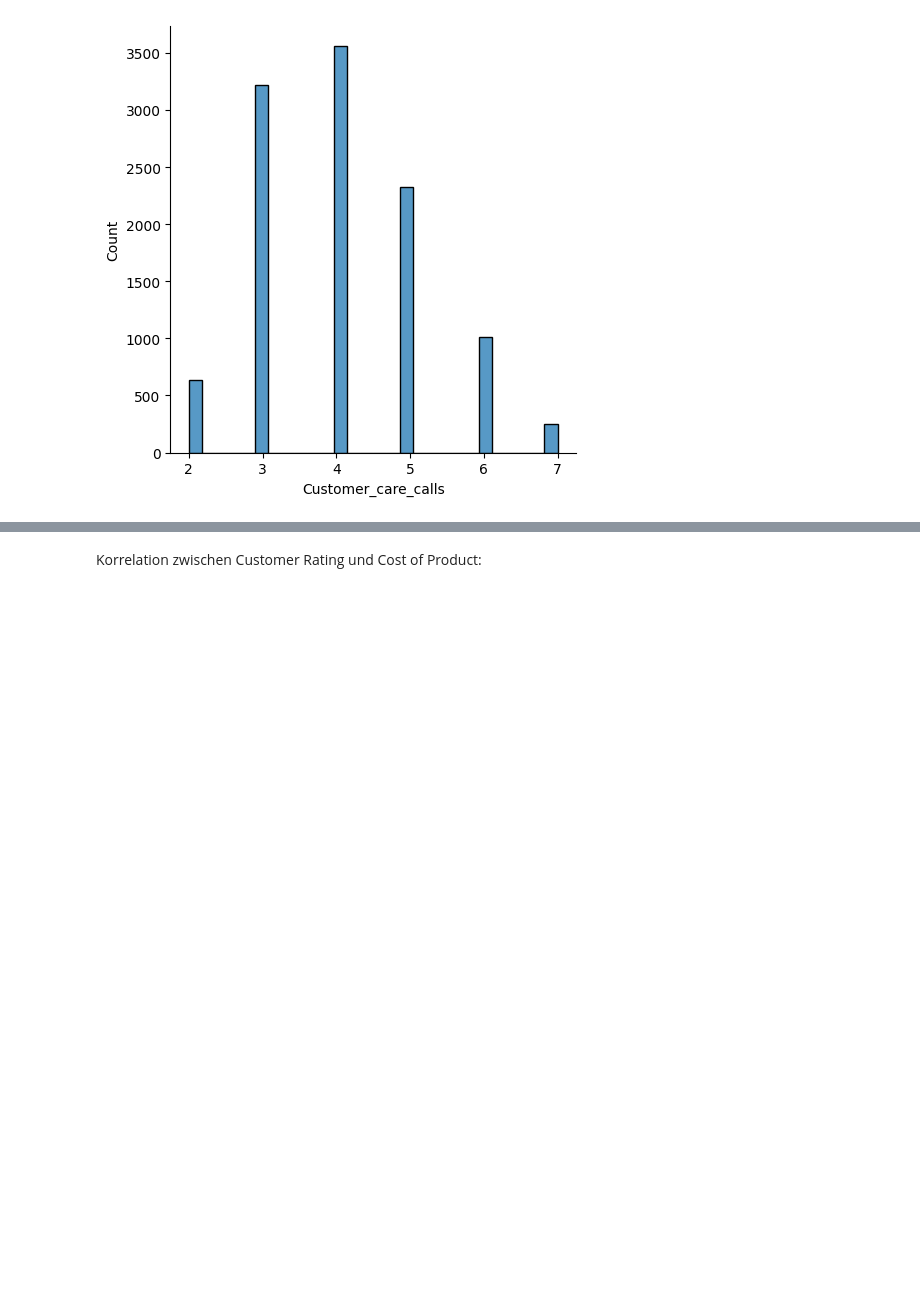
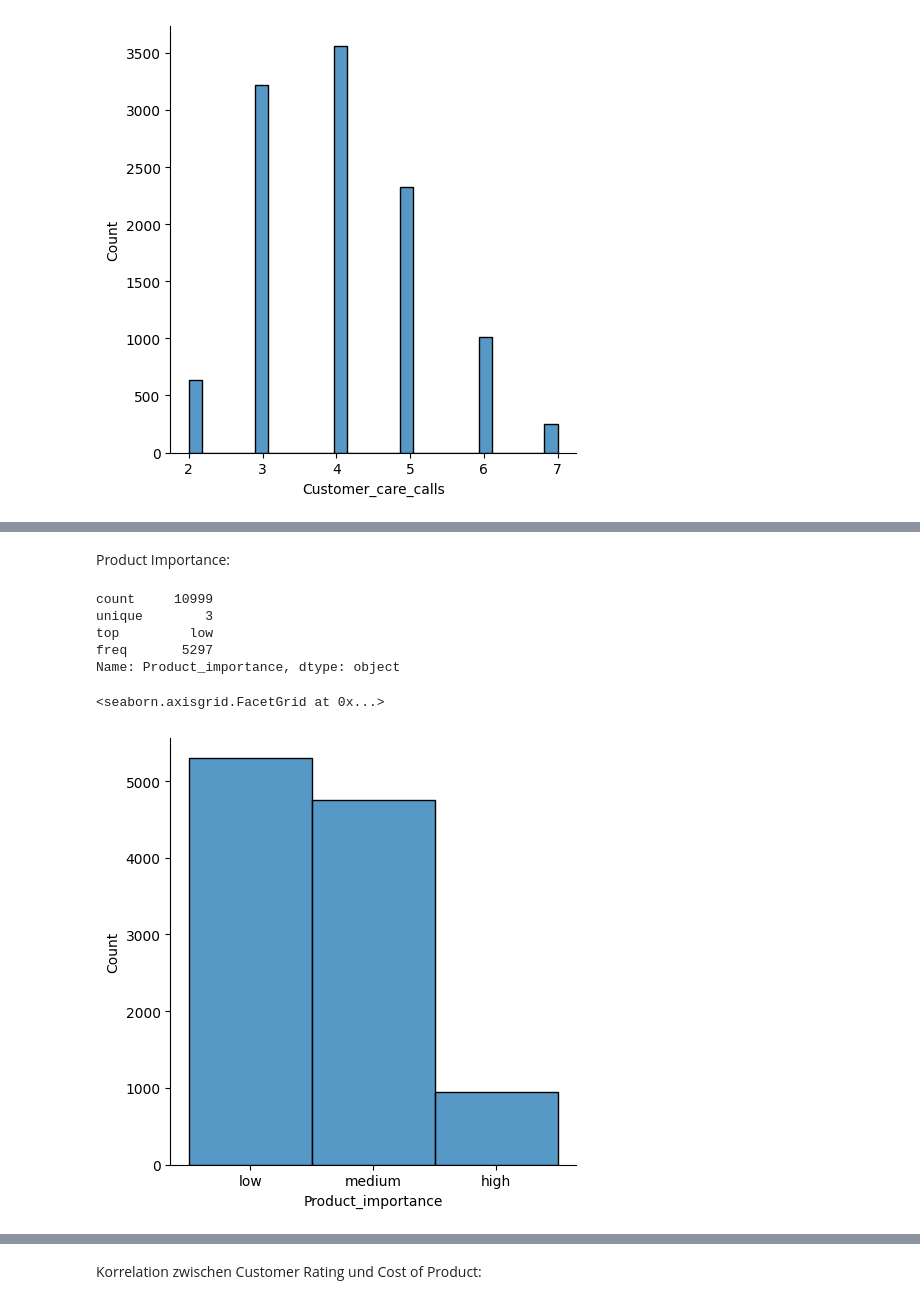
Before and after one commit to jonathan-baumann/PDA, a Jupyter notebook: use_case_group4_ecommerce.ipynb, the cells around one changed output, grey strips where cells are left out. Saved outputs shown, nothing was run; the diff lists cells and outputs as text; code cells hidden in the pictures; blank space fills up the shorter version.

```diff
--- a/use_case_group4_ecommerce.ipynb
+++ b/use_case_group4_ecommerce.ipynb
@@ -73,0 +110,17 @@ sns.displot(df_ecommerce['Cost_of_the_Product'])
+# %% [markdown]
+Product Importance:
+# %%
+df_ecommerce['Product_importance'].describe()
+# %% [output]
+count     10999
+unique        3
+top         low
+freq       5297
+Name: Product_importance, dtype: object
+# %%
+sns.displot(df_ecommerce['Product_importance'])
+
+#low 5297, medium ~4800, high ~900
+# %% [output]
+<seaborn.axisgrid.FacetGrid at 0x...>
+[figure, added]
```
Also changed, not shown: parts of 37 cells of this notebook.
